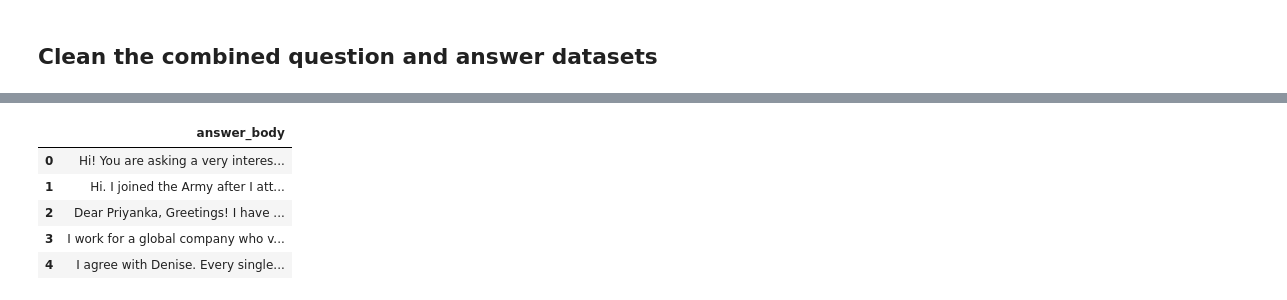
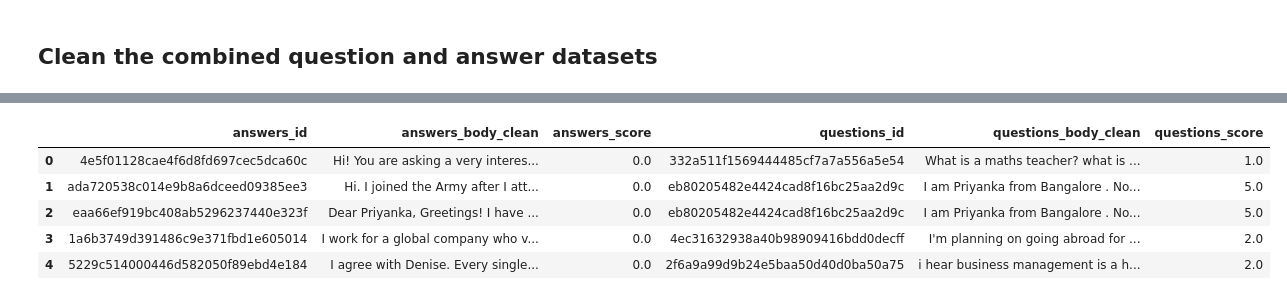
Before and after one commit to graceyqlin/Recommendation_System_Career_Advice, a Jupyter notebook: 2_data_compilation_preprocessing/career_advice_compilation.ipynb, the cells around one changed output, grey strips where cells are left out. Drawn from its saved outputs; the diff is of its cells as text; code cells hidden in the pictures.

Commit message:
Combined resume and reddit/cv datasets

```diff
--- a/2_data_compilation_preprocessing/career_advice_compilation.ipynb
+++ b/2_data_compilation_preprocessing/career_advice_compilation.ipynb
@@ -119,0 +173,26 @@ See the caveats in the documentation: http://pandas.pydata.org/pandas-docs/stabl
+# %%
+# extract just the answer bodies and remove nulls
+answers = combined_ans['answers_body'].dropna()
+# set up an empty list to populate the parsed data
+answers_text = []
+ans_clean = []
+# for each line in answers, remove HTML encoding
+for ans in answers:
+    soup = BeautifulSoup(ans, 'html.parser')
+    # find all the paragraph portions of the answer
+    # extract the text
+    if soup.find_all('p'):
+        for section in soup.find_all('p'):
+        # combine each section's text into "clean" list
+            ans_clean.append(section.get_text())
+    else:
+        ans_clean.append(ans)
+    # concatenate all the sections and add to answers_preprocessed
+    answers_text.append(' '.join(map(str,ans_clean)))
+    # reset ans_clean for next row
+    ans_clean = []
+# %%
+# add the cleaned questions column to the original dataframe
+combined_ans_clean = combined_ans[combined_ans.answers_body.notnull()]
+combined_ans_clean['answers_body_clean'] = answers_text
+combined_ans_clean.head()
@@ -120,3 +211,7 @@ See the caveats in the documentation: http://pandas.pydata.org/pandas-docs/stabl
+# %%
+# Finally, merge the question and answer datasets and subset the final columns
+reddit_cv_df = pd.merge(combined_ans_clean, combined_ques_clean, left_on = 'ans_question_id',
+                        right_on='questions_id', how='left')
 # %%
-# only select the clean and id columns for the final dataset
-questions_clean = combined_ques_clean['questions_id'] + combined_ques_clean['questions_body_clean']
+# subset only the columns we need for the final dataset being written to CSV
+reddit_cv_csv = reddit_cv_df[['answers_id','answers_body_clean','answers_score','questions_id','questions_body_clean','questions_score']]
@@ -146,10 +218,10 @@ answers_clean = pd.DataFrame(answers_text, columns=['answer_body']).dropna()
 # %%
-answers_clean.head()
+reddit_cv_csv.head()
 # %% [output]
-|  | answer_body |
-| 0 | Hi! You are asking a very interes... |
-| 1 | Hi. I joined the Army after I att... |
-| 2 | Dear Priyanka, Greetings! I have ... |
-| 3 | I work for a global company who v... |
-| 4 | I agree with Denise. Every single... |
+|  | answers_id | answers_body_clean | answers_score | questions_id | questions_body_clean | questions_score |
+| 0 | 4e5f01128cae4f6d8fd697cec5dca60c | Hi! You are asking a very interes... | 0.0 | 332a511f1569444485cf7a7a556a5e54 | What is a maths teacher? what is ... | 1.0 |
+| 1 | ada720538c014e9b8a6dceed09385ee3 | Hi. I joined the Army after I att... | 0.0 | eb80205482e4424cad8f16bc25aa2d9c | I am Priyanka from Bangalore . No... | 5.0 |
+| 2 | eaa66ef919bc408ab5296237440e323f | Dear Priyanka, Greetings! I have ... | 0.0 | eb80205482e4424cad8f16bc25aa2d9c | I am Priyanka from Bangalore . No... | 5.0 |
+| 3 | 1a6b3749d391486c9e371fbd1e605014 | I work for a global company who v... | 0.0 | 4ec31632938a40b98909416bdd0decff | I'm planning on going abroad for ... | 2.0 |
+| 4 | 5229c514000446d582050f89ebd4e184 | I agree with Denise. Every single... | 0.0 | 2f6a9a99d9b24e5baa50d40d0ba50a75 | i hear business management is a h... | 2.0 |
 # %%
```
Also changed, not shown: parts of 16 cells of this notebook, 2 other files.
